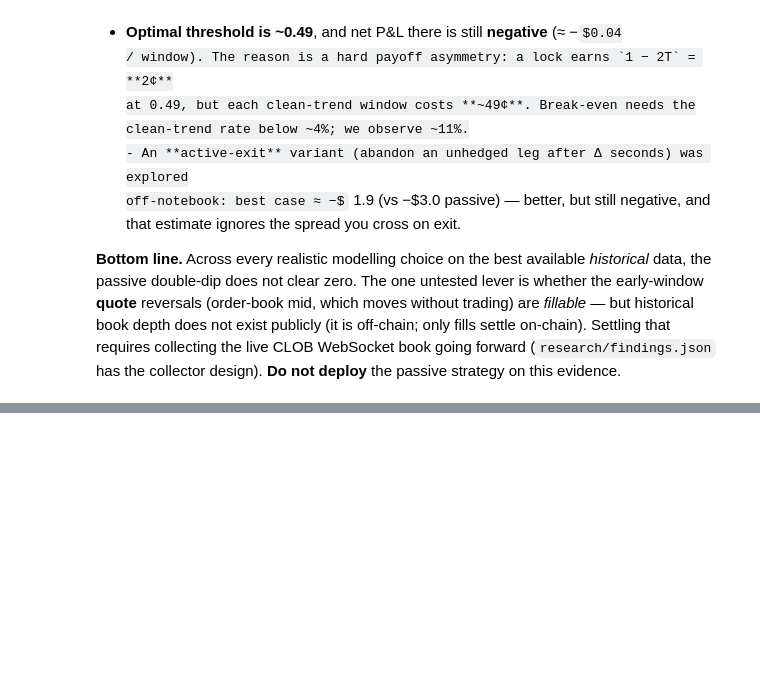
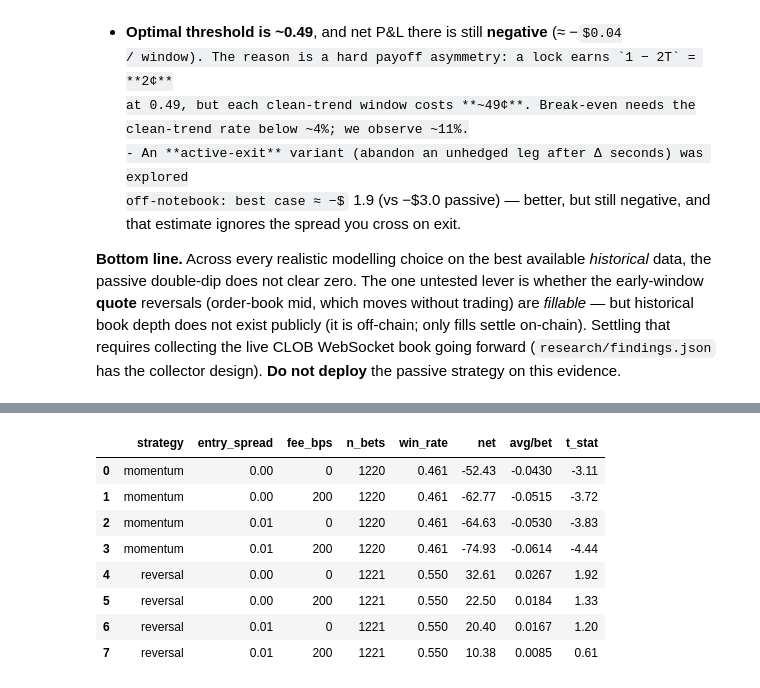
Before and after one commit to klaachkinggit/polymarket-5min, a Jupyter notebook: notebooks/polymarket_5min_arb.ipynb, the cells around one changed output, grey strips where cells are left out. Cells and saved outputs as stored; diff of their text form; code cells hidden in the pictures; some formulas as TeX source; blank space fills up the shorter version.

```diff
--- a/notebooks/polymarket_5min_arb.ipynb
+++ b/notebooks/polymarket_5min_arb.ipynb
@@ -523,0 +580,28 @@ design). **Do not deploy** the passive strategy on this evidence.
+# %%
+# Momentum vs reversal, with realistic ask-entry + fees, and t-stats
+if MOM_OK:
+    def tstat(res):
+        p = [r.pnl for r in res]; n = len(p); m = sum(p) / n
+        sd = (sum((x - m) ** 2 for x in p) / (n - 1)) ** 0.5
+        return m, m / (sd / math.sqrt(n)), n
+    rows = []
+    for direction in ("momentum", "reversal"):
+        for hs, fee in [(0.0, 0), (0.0, 200), (0.01, 0), (0.01, 200)]:
+            res = MomentumBacktester(MomentumConfig(direction=direction,
+                  entry_half_spread=hs, fee_bps=fee)).run(mom_windows)
+            s = momentum_summary(res); m, t, n = tstat(res)
+            rows.append({"strategy": direction, "entry_spread": hs, "fee_bps": fee,
+                         "n_bets": n, "win_rate": round(s["win_rate"], 3),
+                         "net": round(s["total_pnl"], 2), "avg/bet": round(m, 4),
+                         "t_stat": round(t, 2)})
+    display(pd.DataFrame(rows))
+# %% [output]
+|  | strategy | entry_spread | fee_bps | n_bets | win_rate | net | avg/bet | t_stat |
+| 0 | momentum | 0.00 | 0 | 1220 | 0.461 | -52.43 | -0.0430 | -3.11 |
+| 1 | momentum | 0.00 | 200 | 1220 | 0.461 | -62.77 | -0.0515 | -3.72 |
+| 2 | momentum | 0.01 | 0 | 1220 | 0.461 | -64.63 | -0.0530 | -3.83 |
+| 3 | momentum | 0.01 | 200 | 1220 | 0.461 | -74.93 | -0.0614 | -4.44 |
+| 4 | reversal | 0.00 | 0 | 1221 | 0.550 | 32.61 | 0.0267 | 1.92 |
+| 5 | reversal | 0.00 | 200 | 1221 | 0.550 | 22.50 | 0.0184 | 1.33 |
+| 6 | reversal | 0.01 | 0 | 1221 | 0.550 | 20.40 | 0.0167 | 1.20 |
+| 7 | reversal | 0.01 | 200 | 1221 | 0.550 | 10.38 | 0.0085 | 0.61 |
```
Also changed, not shown: parts of 21 cells of this notebook, 3 other files.
